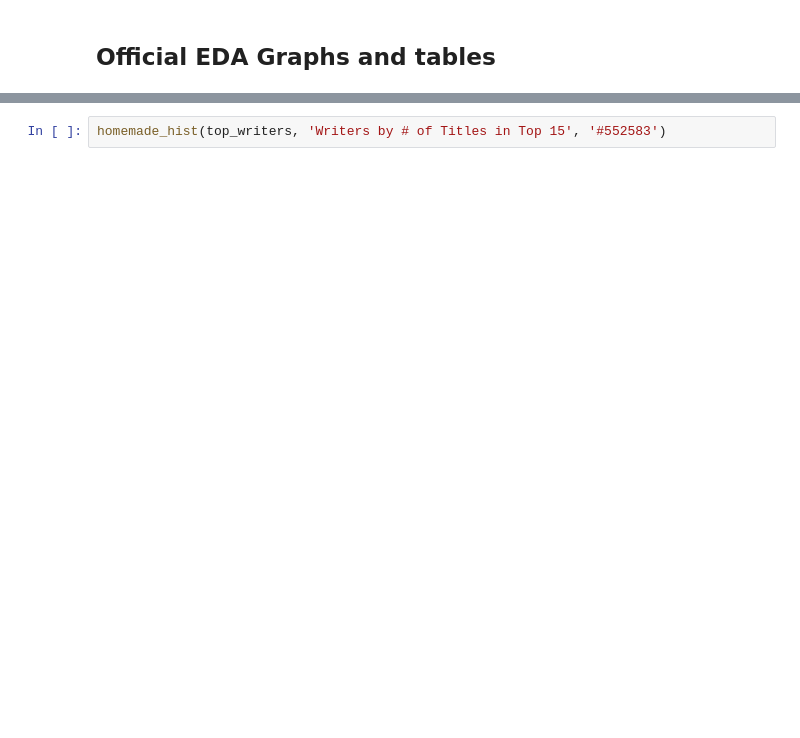
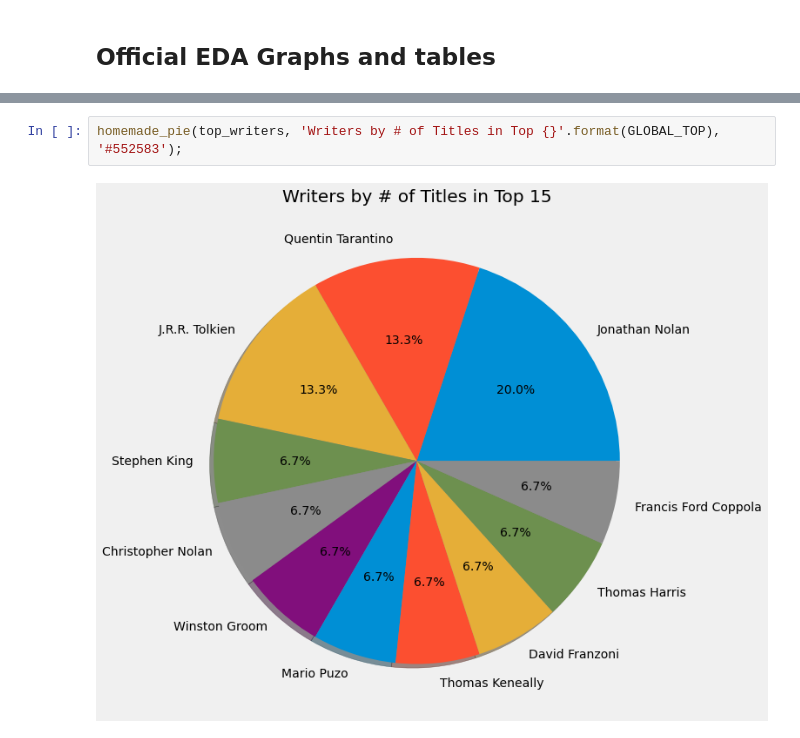
Before and after one commit to hurshkarkhanis/movie_ratings, a Jupyter notebook: src/exploratory_data_analysis.ipynb, the cells around one changed output, grey strips where cells are left out. Saved outputs shown, nothing was run; the diff lists cells and outputs as text; blank space fills up the shorter version.

```diff
--- a/src/exploratory_data_analysis.ipynb
+++ b/src/exploratory_data_analysis.ipynb
@@ -117,3 +155,5 @@ homemade_hist(top_directors, 'Directors by # of Titles in Top 15', '#F58426')
 # %%
-homemade_hist(top_writers, 'Writers by # of Titles in Top 15', '#552583')
+homemade_pie(top_writers, 'Writers by # of Titles in Top {}'.format(GLOBAL_TOP), '#552583');
+# %% [output]
+[figure, added]
 # %%
```
Also changed, not shown: parts of 20 cells of this notebook.
